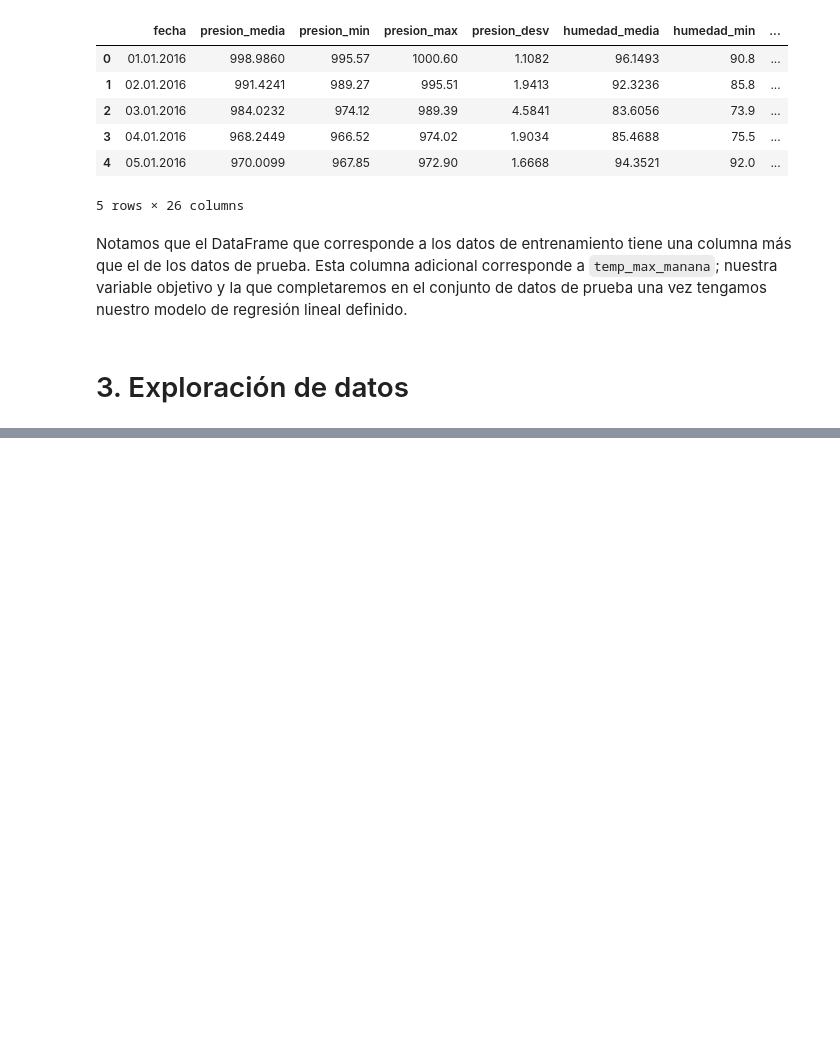
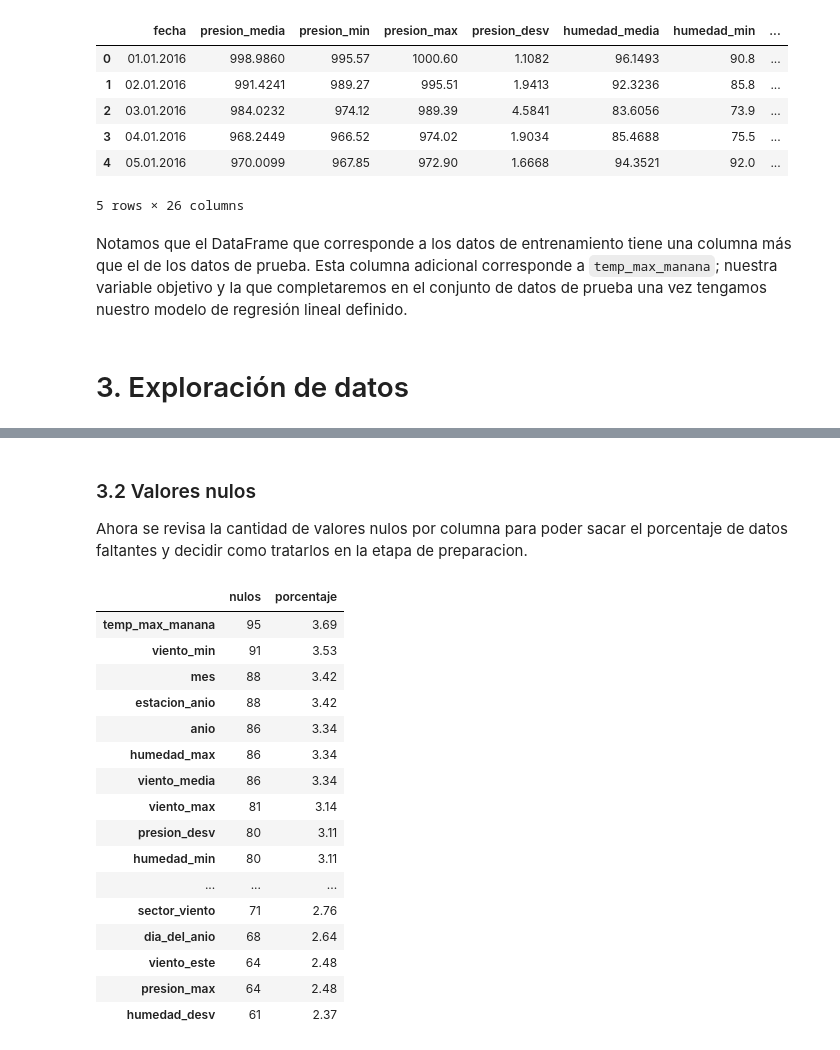
Before and after one commit to DanielEPardo/Lab1-ML, a Jupyter notebook: Laboratorio 1 - Exploración, preparación y regresión lineal.ipynb, the cells around one changed output, grey strips where cells are left out. Cells and saved outputs as stored; diff of their text form; code cells hidden in the pictures; blank space fills up the shorter version.

```diff
--- a/Laboratorio 1 - Exploración, preparación y regresión lineal.ipynb
+++ b/Laboratorio 1 - Exploración, preparación y regresión lineal.ipynb
@@ -71,0 +102,26 @@ Notamos que el DataFrame que corresponde a los datos de entrenamiento tiene una
+# %% [markdown]
+### 3.2 Valores nulos
+
+Ahora se revisa la cantidad de valores nulos por columna para poder sacar el porcentaje de datos faltantes y decidir como tratarlos en la etapa de preparacion.
+# %%
+nulos = data.isnull().sum()
+porcentaje_nulos = (nulos / len(data) * 100).round(2)
+pd.DataFrame({'nulos': nulos, 'porcentaje': porcentaje_nulos}).sort_values('nulos', ascending=False)
+# %% [output]
+|  | nulos | porcentaje |
+| temp_max_manana | 95 | 3.69 |
+| viento_min | 91 | 3.53 |
+| mes | 88 | 3.42 |
+| estacion_anio | 88 | 3.42 |
+| anio | 86 | 3.34 |
+| humedad_max | 86 | 3.34 |
+| viento_media | 86 | 3.34 |
+| viento_max | 81 | 3.14 |
+| presion_desv | 80 | 3.11 |
+| humedad_min | 80 | 3.11 |
+| ... | ... | ... |
+| sector_viento | 71 | 2.76 |
+| dia_del_anio | 68 | 2.64 |
+| viento_este | 64 | 2.48 |
+| presion_max | 64 | 2.48 |
+| humedad_desv | 61 | 2.37 |
```
Also changed, not shown: parts of 7 cells of this notebook.
